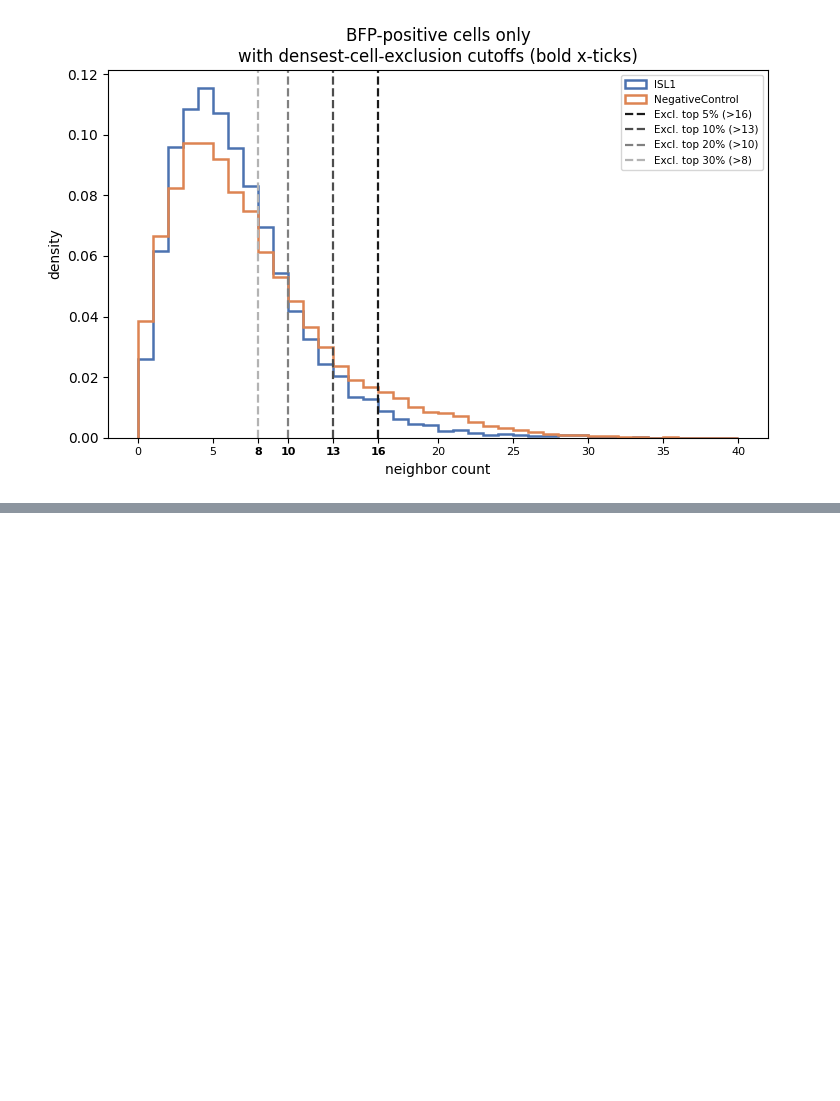
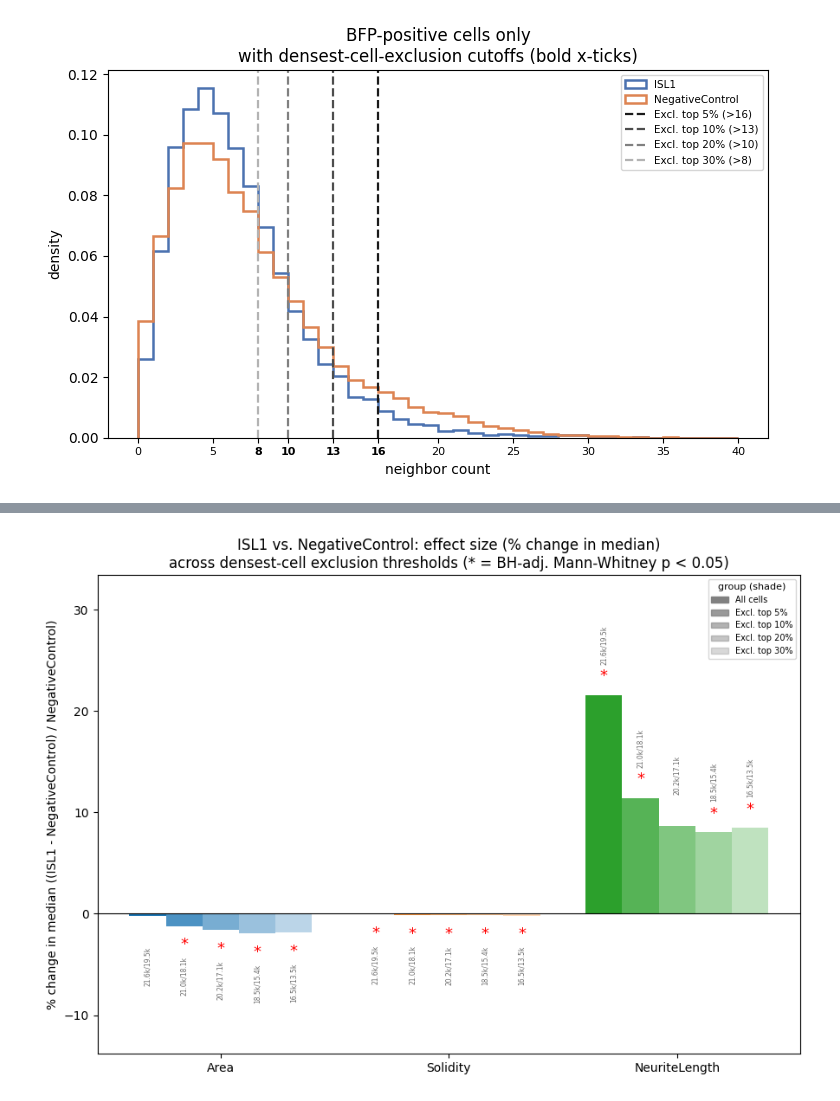
Before and after one commit to welch-lab/vista-fish, a Jupyter notebook: morphology_validation/density_filtering_isl1_vs_control.ipynb, the cells around one changed output, grey strips where cells are left out. Saved outputs shown, nothing was run; the diff lists cells and outputs as text; code cells hidden in the pictures; blank space fills up the shorter version.

Commit message:
Add % change in median effect-size plot to morphology_validation notebooks

```diff
--- a/morphology_validation/density_filtering_isl1_vs_control.ipynb
+++ b/morphology_validation/density_filtering_isl1_vs_control.ipynb
@@ -314,0 +319,54 @@ plt.show()
+# %%
+def median_pct_effect(metrics_list):
+    rows = []
+    for ex_pct, label in EXCL_GROUPS:
+        t_df, c_df = excl_group_data(ex_pct)
+        recs = []
+        for m in metrics_list:
+            t = t_df[m].dropna().to_numpy(); c = c_df[m].dropna().to_numpy()
+            _, u_p = mannwhitneyu(t, c, alternative="two-sided")
+            med_t, med_c = np.median(t), np.median(c)
+            eff = 100 * (med_t - med_c) / med_c
+            recs.append({"metric": m, "eff": eff, "u_p_raw": u_p, "n_t": len(t), "n_c": len(c)})
+        u_adj = multipletests([r["u_p_raw"] for r in recs], alpha=ALPHA, method="fdr_bh")[1]
+        for r, p in zip(recs, u_adj):
+            r["u_p_adj"] = p; r["excluded_pct"] = ex_pct; r["group_label"] = label
+        rows.extend(recs)
+    return pd.DataFrame(rows)
+
+def density_exclusion_barplot_pct(metrics_list, fname, figsize):
+    df = median_pct_effect(metrics_list)
+    fig, ax = plt.subplots(figsize=figsize)
+    n_m = len(metrics_list)
+    n_g = len(EXCL_GROUPS)
+    width = 0.8 / n_g
+    x = np.arange(n_m)
+    span = max(1e-6, df["eff"].abs().max())
+    for i, (ex_pct, label) in enumerate(EXCL_GROUPS):
+        sub = df[df.excluded_pct == ex_pct].set_index("metric").loc[metrics_list]
+        xpos = x + (i - (n_g - 1) / 2) * width
+        colors = [METRIC_COLOR_3[m] for m in metrics_list]
+        ax.bar(xpos, sub["eff"], width=width, color=colors, alpha=EXCL_ALPHA[i],
+               label=label if i == 0 else None, edgecolor="none")
+        for xi, (m, row) in zip(xpos, sub.iterrows()):
+            y = row["eff"]
+            sign = np.sign(y) if y != 0 else 1
+            ax.text(xi, y + sign * 0.14 * span, f"{row['n_t']/1000:.1f}k/{row['n_c']/1000:.1f}k", ha="center",
+                    va="bottom" if y >= 0 else "top", fontsize=5.5, rotation=90, color="dimgray")
+            if row["u_p_adj"] < ALPHA:
+                ax.text(xi, y + sign * 0.05 * span, "*", ha="center",
+                        va="bottom" if y >= 0 else "top", color="red", fontsize=13)
+    ax.axhline(0, color="black", linewidth=0.8)
+    ax.set_xticks(x); ax.set_xticklabels([METRIC_SHORT[m] for m in metrics_list])
+    ax.set_ylabel(f"% change in median (({LABEL[TREATMENT_KEY]} - {LABEL['Ctrl']}) / {LABEL['Ctrl']})")
+    ax.set_ylim(df["eff"].min() - 0.55 * span, df["eff"].max() + 0.55 * span)
+    ax.set_title(f"{LABEL[TREATMENT_KEY]} vs. NegativeControl: effect size (% change in median)\nacross densest-cell exclusion thresholds (* = BH-adj. Mann-Whitney p < 0.05)")
+    handles = [plt.Rectangle((0, 0), 1, 1, color="gray", alpha=a) for a in EXCL_ALPHA]
+    ax.legend(handles, [lab for _, lab in EXCL_GROUPS], title="group (shade)", fontsize=7, title_fontsize=8, loc="best")
+    plt.tight_layout()
+    savefig(fig, "median_pctchange_by_exclusion_3metric")
+    plt.show()
+
+density_exclusion_barplot_pct(METRICS_3, "median_pctchange_by_exclusion_3metric", (9, 6.5))
+# %% [output]
+[figure, added]
```
Also changed, not shown: parts of 1 cell of this notebook, 1 other file.
